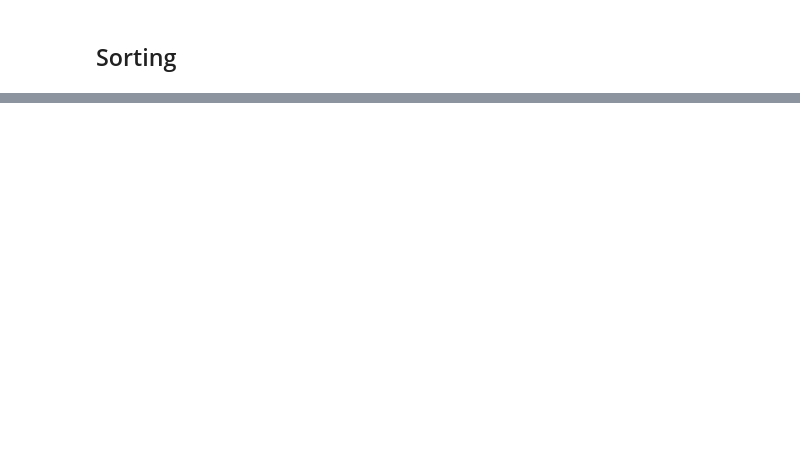
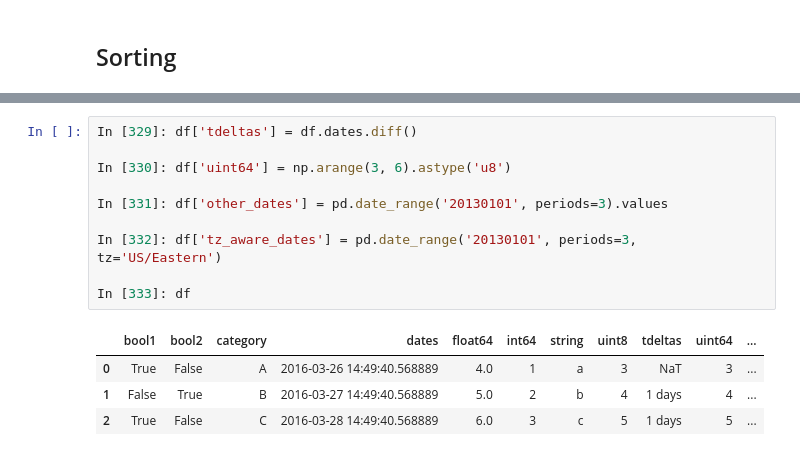
Before and after one commit to chenchaodev/note_machine_learning, a Jupyter notebook: python/pandas/02 Essential Basic Functionality.ipynb, the cells around one changed output, grey strips where cells are left out. Saved outputs shown, nothing was run; the diff lists cells and outputs as text; blank space fills up the shorter version.

```diff
--- a/python/pandas/02 Essential Basic Functionality.ipynb
+++ b/python/pandas/02 Essential Basic Functionality.ipynb
@@ -1457,0 +1160,15 @@ dtype: object
+# %%
+In [329]: df['tdeltas'] = df.dates.diff()
+
+In [330]: df['uint64'] = np.arange(3, 6).astype('u8')
+
+In [331]: df['other_dates'] = pd.date_range('20130101', periods=3).values
+
+In [332]: df['tz_aware_dates'] = pd.date_range('20130101', periods=3, tz='US/Eastern')
+
+In [333]: df
+# %% [output]
+|  | bool1 | bool2 | category | dates | float64 | int64 | string | uint8 | tdeltas | uint64 | ... |
+| 0 | True | False | A | 2016-03-26 14:49:40.568889 | 4.0 | 1 | a | 3 | NaT | 3 | ... |
+| 1 | False | True | B | 2016-03-27 14:49:40.568889 | 5.0 | 2 | b | 4 | 1 days | 4 | ... |
+| 2 | True | False | C | 2016-03-28 14:49:40.568889 | 6.0 | 3 | c | 5 | 1 days | 5 | ... |
```
Also changed, not shown: parts of 186 cells of this notebook, 15 other files.
